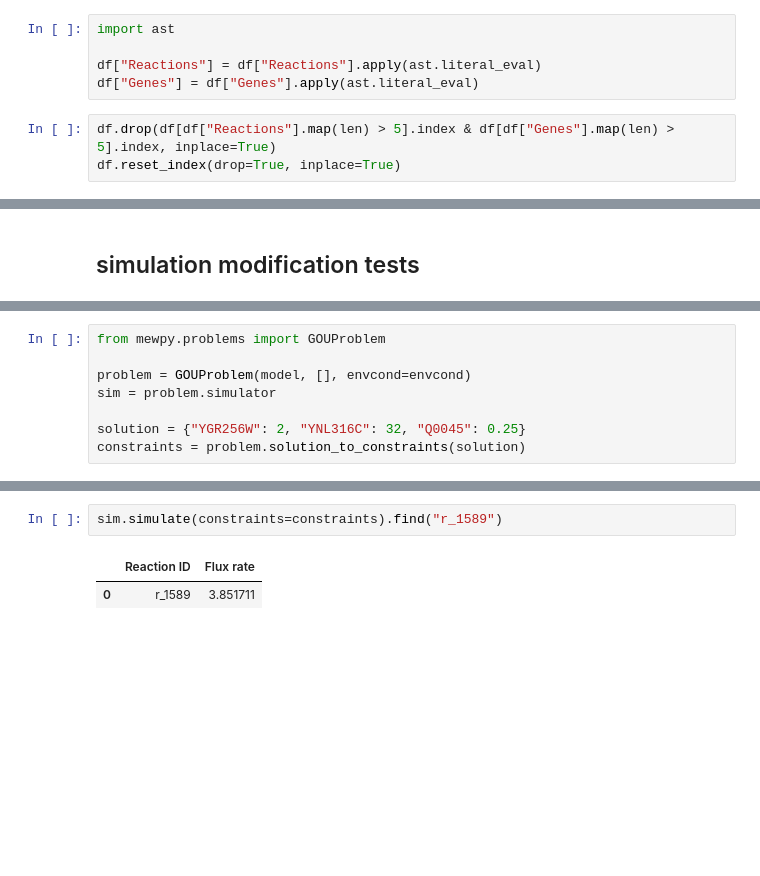
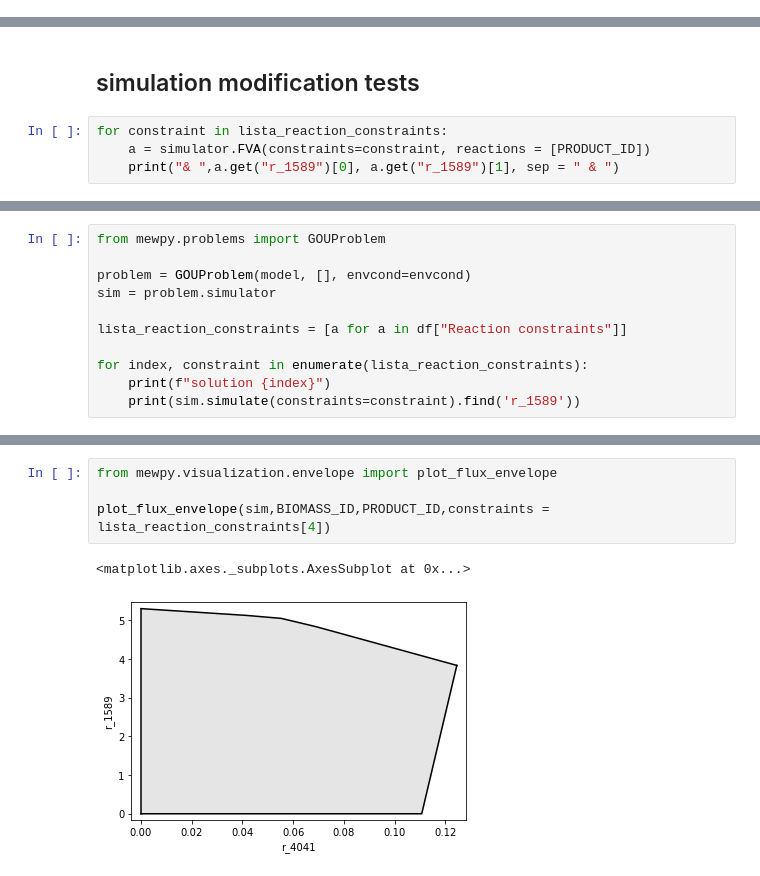
Before and after one commit to ruigomesbioinf/2-PEopt, a Jupyter notebook: src/data_processing.ipynb, the cells around one changed output, grey strips where cells are left out. Drawn from its saved outputs; the diff is of its cells as text; blank space fills up the shorter version.

```diff
--- a/src/data_processing.ipynb
+++ b/src/data_processing.ipynb
@@ -74,8 +121,0 @@ dtype: object
-# %%
-import ast
-
-df["Reactions"] = df["Reactions"].apply(ast.literal_eval)
-df["Genes"] = df["Genes"].apply(ast.literal_eval)
-# %%
-df.drop(df[df["Reactions"].map(len) > 5].index & df[df["Genes"].map(len) > 5].index, inplace=True)
-df.reset_index(drop=True, inplace=True)
@@ -125,2 +152,6 @@ Reactions: {'r_0438': (0, 19.307971581669968), 'r_0889': (7.06883478546144, 1000
 # %% [markdown]
 ## simulation modification tests
+# %%
+for constraint in lista_reaction_constraints:
+    a = simulator.FVA(constraints=constraint, reactions = [PRODUCT_ID])
+    print("& ",a.get("r_1589")[0], a.get("r_1589")[1], sep = " & ")
@@ -130,5 +167,8 @@ from mewpy.problems import GOUProblem
 problem = GOUProblem(model, [], envcond=envcond)
 sim = problem.simulator
 
-solution = {"YGR256W": 2, "YNL316C": 32, "Q0045": 0.25}
-constraints = problem.solution_to_constraints(solution)
+lista_reaction_constraints = [a for a in df["Reaction constraints"]]
+
+for index, constraint in enumerate(lista_reaction_constraints):
+    print(f"solution {index}")
+    print(sim.simulate(constraints=constraint).find('r_1589'))
@@ -135,5 +191,7 @@ constraints = problem.solution_to_constraints(solution)
-# %%
-sim.simulate(constraints=constraints).find("r_1589")
-# %% [output]
-|  | Reaction ID | Flux rate |
-| 0 | r_1589 | 3.851711 |
+# %%
+from mewpy.visualization.envelope import plot_flux_envelope
+
+plot_flux_envelope(sim,BIOMASS_ID,PRODUCT_ID,constraints = lista_reaction_constraints[4])
+# %% [output]
+<matplotlib.axes._subplots.AxesSubplot at 0x...>
+[figure, added]
```
Also changed, not shown: parts of 26 cells of this notebook.
